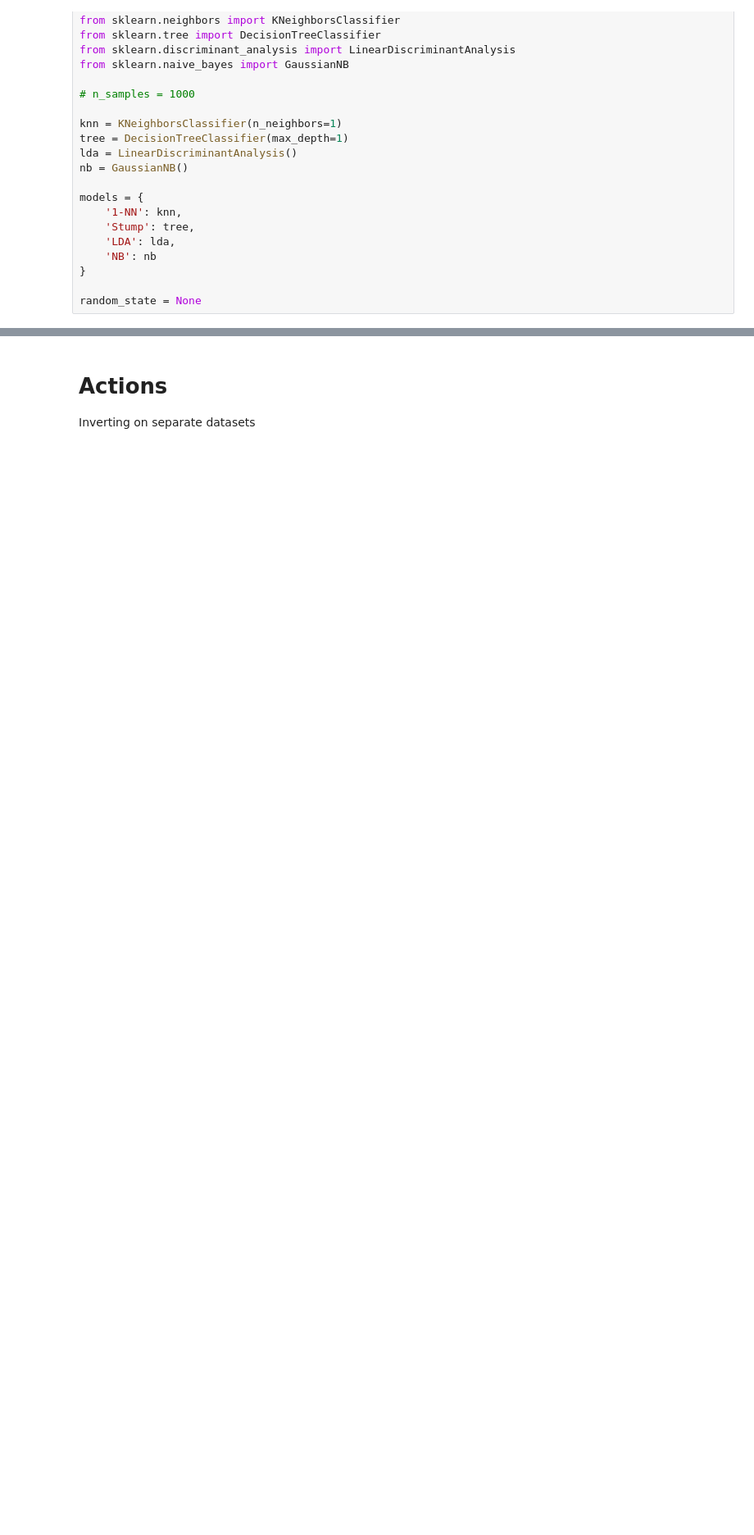
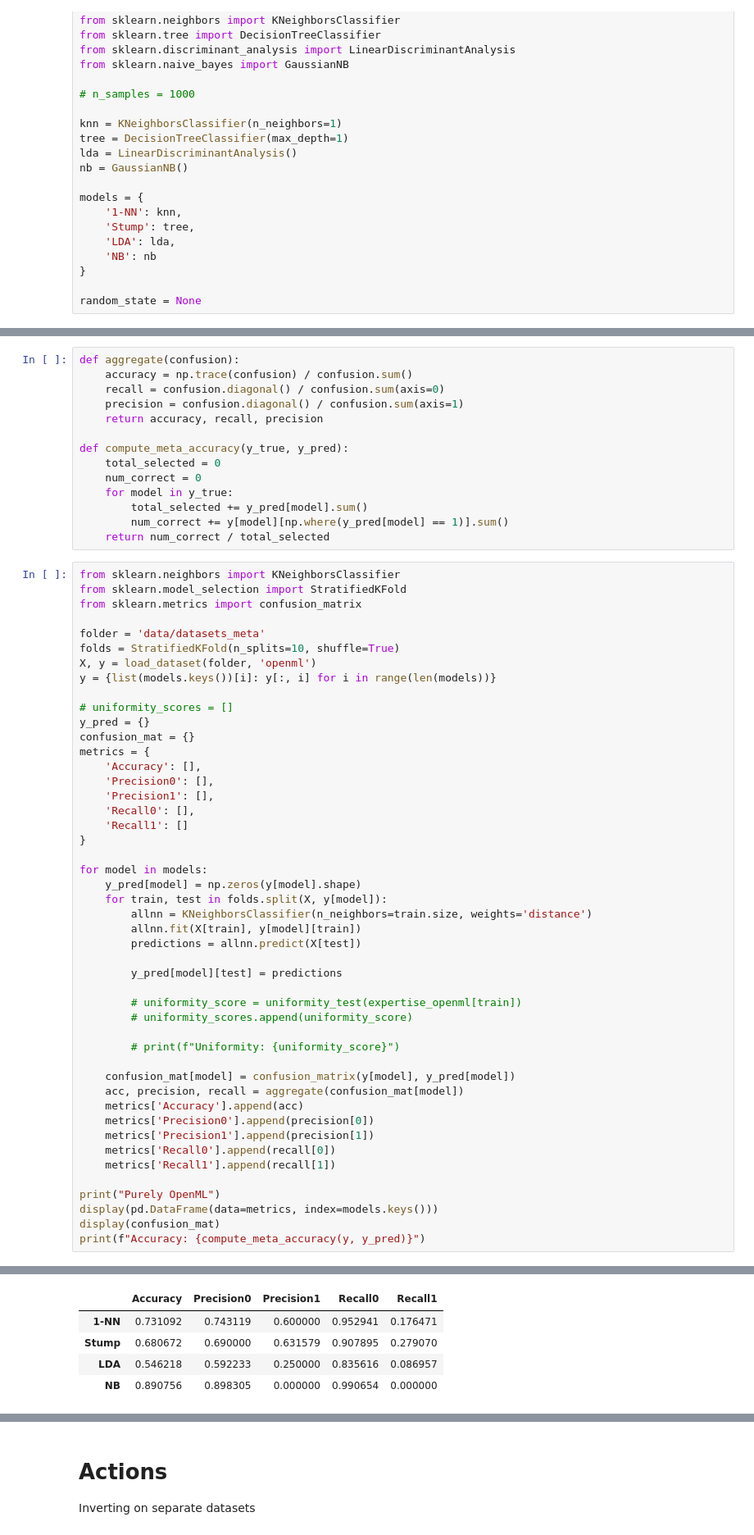
Before and after one commit to liakify/finalyearproject, a Jupyter notebook: notebook.ipynb, the cells around one changed output, grey strips where cells are left out. Shown at 82% size. Drawn from its saved outputs; the diff is of its cells as text; blank space fills up the shorter version.

Commit message:
Fix meta classifier issues and create meta classification analysis pipeline

```diff
--- a/notebook.ipynb
+++ b/notebook.ipynb
@@ -67,0 +118,62 @@ uniformity_test(df.to_numpy())
+# %%
+def aggregate(confusion):
+    accuracy = np.trace(confusion) / confusion.sum()
+    recall = confusion.diagonal() / confusion.sum(axis=0)
+    precision = confusion.diagonal() / confusion.sum(axis=1)
+    return accuracy, recall, precision
+
+def compute_meta_accuracy(y_true, y_pred):
+    total_selected = 0
+    num_correct = 0
+    for model in y_true:
+        total_selected += y_pred[model].sum()
+        num_correct += y[model][np.where(y_pred[model] == 1)].sum()
+    return num_correct / total_selected
+# %%
+from sklearn.neighbors import KNeighborsClassifier
+from sklearn.model_selection import StratifiedKFold
+from sklearn.metrics import confusion_matrix
+
+folder = 'data/datasets_meta'
+folds = StratifiedKFold(n_splits=10, shuffle=True)
+X, y = load_dataset(folder, 'openml')
+y = {list(models.keys())[i]: y[:, i] for i in range(len(models))}
+
+# uniformity_scores = []
+y_pred = {}
+confusion_mat = {}
+metrics = {
+    'Accuracy': [],
+    'Precision0': [],
+    'Precision1': [],
+    'Recall0': [],
+    'Recall1': []
+}
+
+for model in models:
+    y_pred[model] = np.zeros(y[model].shape)
+    for train, test in folds.split(X, y[model]):
+        allnn = KNeighborsClassifier(n_neighbors=train.size, weights='distance')
+        allnn.fit(X[train], y[model][train])
+        predictions = allnn.predict(X[test])
+
+        y_pred[model][test] = predictions
+
+        # uniformity_score = uniformity_test(expertise_openml[train])
+        # uniformity_scores.append(uniformity_score)
+
+        # print(f"Uniformity: {uniformity_score}")
+
+    confusion_mat[model] = confusion_matrix(y[model], y_pred[model])
+    acc, precision, recall = aggregate(confusion_mat[model])
+    metrics['Accuracy'].append(acc)
+    metrics['Precision0'].append(precision[0])
+    metrics['Precision1'].append(precision[1])
+    metrics['Recall0'].append(recall[0])
+    metrics['Recall1'].append(recall[1])
+
+print("Purely OpenML")
+display(pd.DataFrame(data=metrics, index=models.keys()))
+display(confusion_mat)
+print(f"Accuracy: {compute_meta_accuracy(y, y_pred)}")
+# %% [output]
@@ -67,0 +181,5 @@ uniformity_test(df.to_numpy())
+|  | Accuracy | Precision0 | Precision1 | Recall0 | Recall1 |
+| 1-NN | 0.731092 | 0.743119 | 0.600000 | 0.952941 | 0.176471 |
+| Stump | 0.680672 | 0.690000 | 0.631579 | 0.907895 | 0.279070 |
+| LDA | 0.546218 | 0.592233 | 0.250000 | 0.835616 | 0.086957 |
+| NB | 0.890756 | 0.898305 | 0.000000 | 0.990654 | 0.000000 |
```
Also changed, not shown: parts of 24 cells of this notebook, 16 other files.
